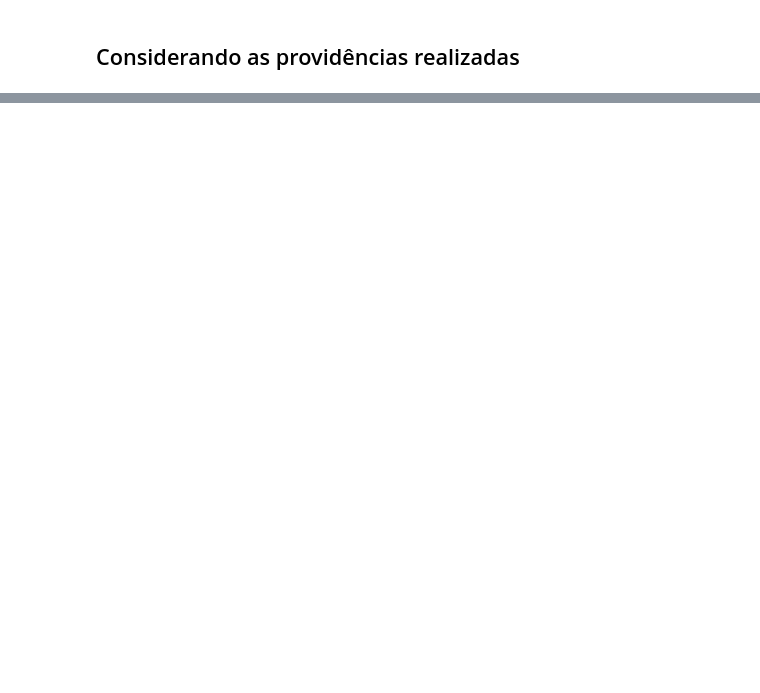
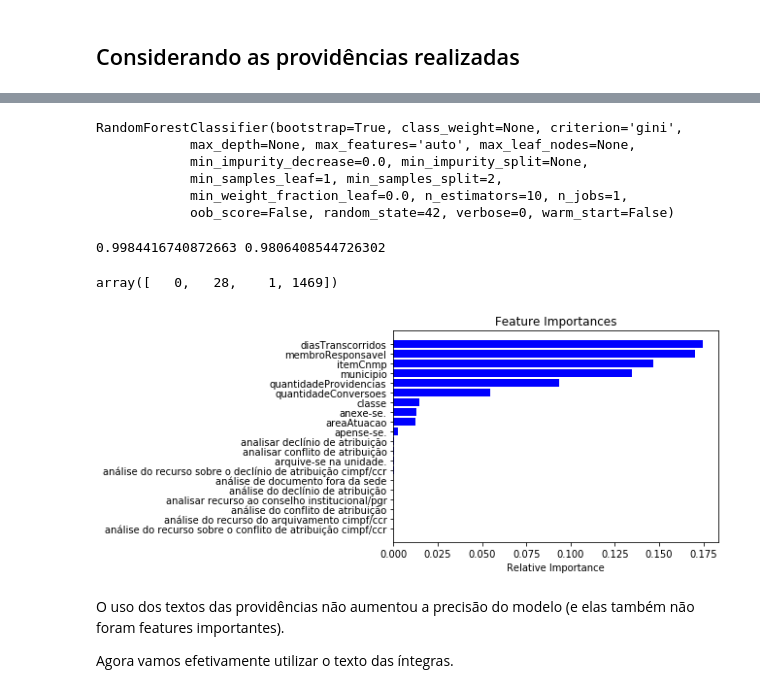
Before and after one commit to andrethiago/ml-colegiado-mpf, a Jupyter notebook: notebooks/1ACAM-rf-metadados.ipynb, the cells around one changed output, grey strips where cells are left out. Saved outputs shown, nothing was run; the diff lists cells and outputs as text; code cells hidden in the pictures; blank space fills up the shorter version.

```diff
--- a/notebooks/1ACAM-rf-metadados.ipynb
+++ b/notebooks/1ACAM-rf-metadados.ipynb
@@ -364,3 +397,5 @@ df_work.sample(10)
+# %%
+df_work.fillna(-1, inplace=True)
 # %%
-removed_columns = ['homologado']
+removed_columns = ['homologado', 'textosProvidencias']
 features = [c for c in df_work.columns if c not in removed_columns]
@@ -378,2 +401,0 @@ dummies.head()
-# %%
-df_work = pd.concat([df_work, dummies], axis=1)
@@ -414,0 +402,31 @@ df_work[df_work['Analisar Arquivamento'] == 1]
+# %%
+train, valid = train_test_split(df_work, random_state=42)
+
+model = RandomForestClassifier(random_state=42)
+model.fit(train[features], train['homologado'])
+# %% [output]
+RandomForestClassifier(bootstrap=True, class_weight=None, criterion='gini',
+            max_depth=None, max_features='auto', max_leaf_nodes=None,
+            min_impurity_decrease=0.0, min_impurity_split=None,
+            min_samples_leaf=1, min_samples_split=2,
+            min_weight_fraction_leaf=0.0, n_estimators=10, n_jobs=1,
+            oob_score=False, random_state=42, verbose=0, warm_start=False)
+# %%
+train_preds = model.predict(train[features])
+valid_preds = model.predict(valid[features])
+
+print_score()
+# %% [output]
+0.9984416740872663 0.9806408544726302
+# %%
+confusion_matrix(valid['homologado'], valid_preds).ravel()
+# %% [output]
+array([   0,   28,    1, 1469])
+# %%
+plot_fi(model.feature_importances_, 20)
+# %% [output]
+[figure, added]
+# %% [markdown]
+O uso dos textos das providências não aumentou a precisão do modelo (e elas também não foram features importantes).
+
+Agora vamos efetivamente utilizar o texto das íntegras.
```
Also changed, not shown: parts of 32 cells of this notebook.
